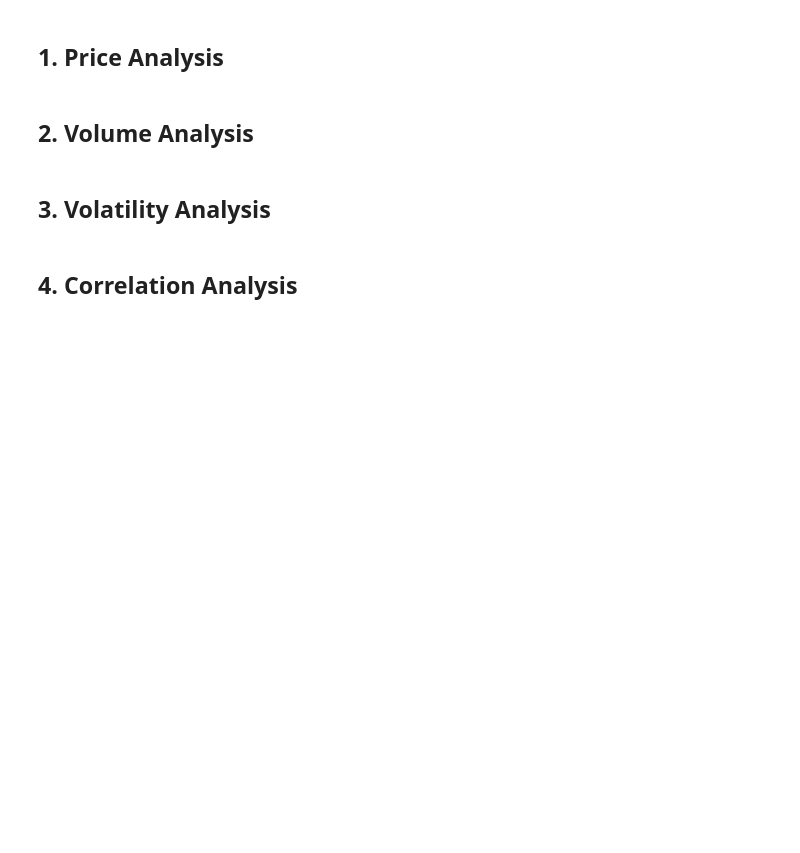
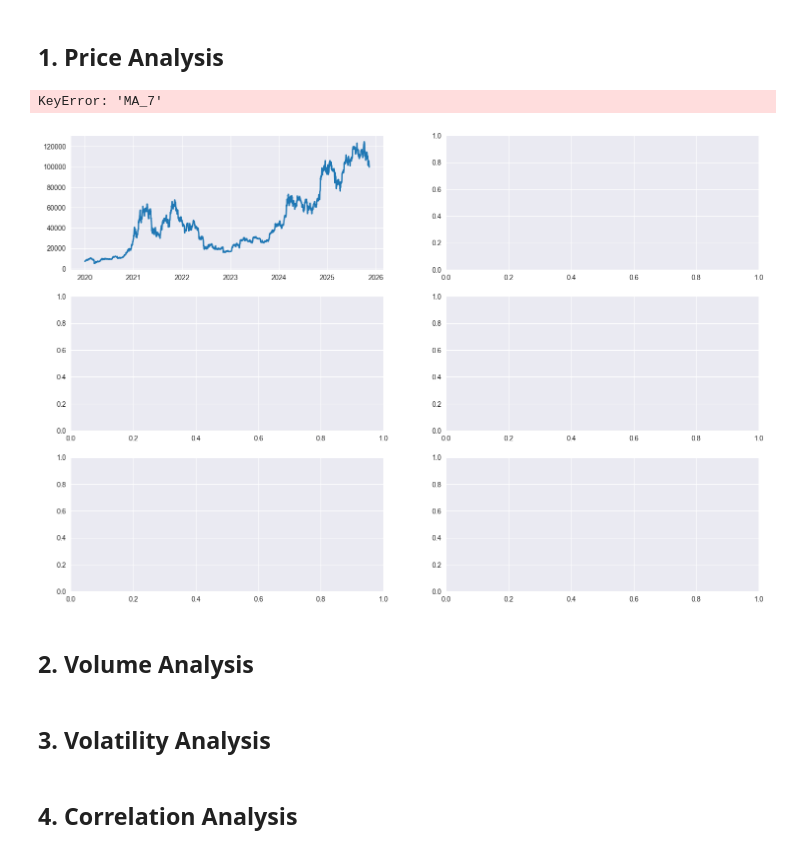
Before and after one commit to Laraib17/crypto_price_prediction, a Jupyter notebook: notebooks/03eda.ipynb, the cells around one changed output. Saved outputs shown, nothing was run; the diff lists cells and outputs as text; code cells hidden in the pictures; blank space fills up the shorter version.

```diff
--- a/notebooks/03eda.ipynb
+++ b/notebooks/03eda.ipynb
@@ -27,32 +28,35 @@ FileNotFoundError: [Errno 2] No such file or directory: 'crypto_data_processed.c
 # %%
 # Price trends over time for top cryptocurrencies
 top_coins = df.groupby('Symbol')['Marketcap'].max().nlargest(5).index
 
 fig, axes = plt.subplots(3, 2, figsize=(18, 12))
 axes = axes.flatten()
 
 for idx, coin in enumerate(top_coins):
     coin_data = df[df['Symbol'] == coin].sort_values('Date')
 
     axes[idx].plot(coin_data['Date'], coin_data['Close'], label='Close', linewidth=2)
-    axes[idx].plot(coin_data['Date'], coin_data['MA_7'], label='MA 7', alpha=0.7)
-    axes[idx].plot(coin_data['Date'], coin_data['MA_30'], label='MA 30', alpha=0.7)
+    axes[idx].plot(coin_data['Date'], coin_data['MA_7'], label='MA_7', alpha=0.7)
+    axes[idx].plot(coin_data['Date'], coin_data['MA_30'], label='MA_30', alpha=0.7)
     axes[idx].set_title(f'{coin} Price Trend', fontsize=14, fontweight='bold')
     axes[idx].set_xlabel('Date')
     axes[idx].set_ylabel('Price')
     axes[idx].legend()
     axes[idx].grid(True, alpha=0.3)
 
 # Overall distribution
 axes[5].hist(df['Price_Change_Pct'], bins=50, edgecolor='black', alpha=0.7)
 axes[5].set_title('Overall Price Change Distribution', fontsize=14, fontweight='bold')
 axes[5].set_xlabel('Price Change %')
 axes[5].set_ylabel('Frequency')
 axes[5].axvline(0, color='red', linestyle='--', linewidth=2)
 
 plt.tight_layout()
 plt.savefig('price_analysis.png', dpi=300, bbox_inches='tight')
 plt.show()
+# %% [output]
+KeyError: 'MA_7'
+[figure, added]
 # %% [markdown]
 ## 2. Volume Analysis
 # %%
```
Also changed, not shown: parts of 1 cell of this notebook.
